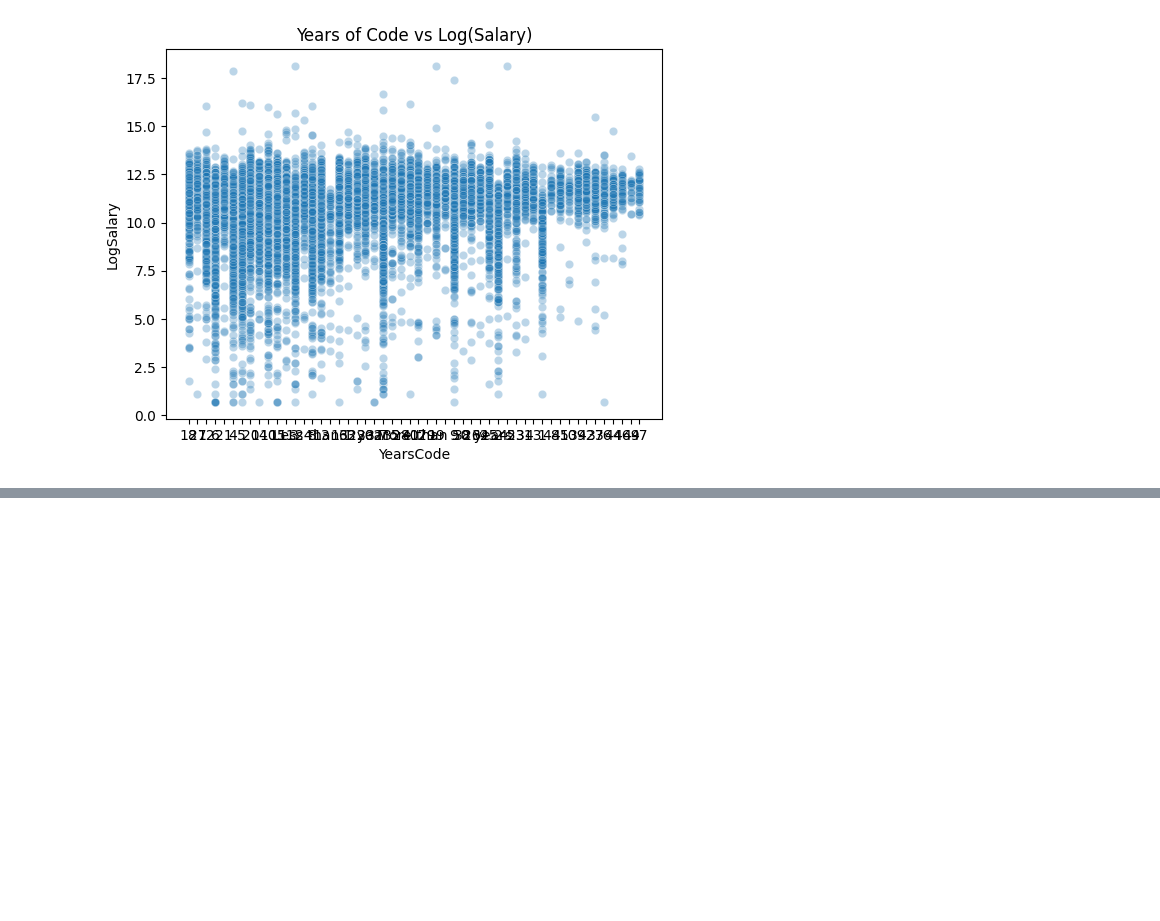
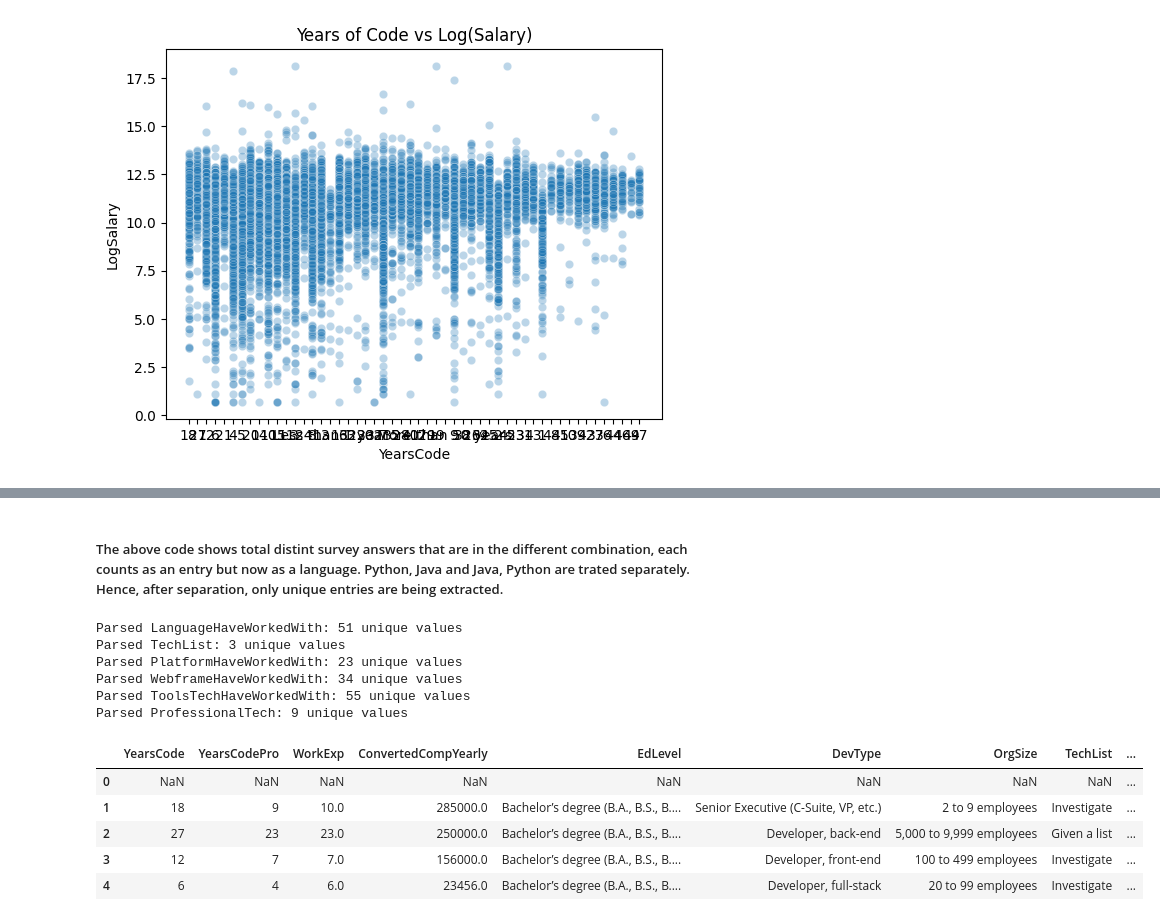
Before and after one commit to hasn77/Stack-Overflow-Survey-Dataset-Model, a Jupyter notebook: getting_started.ipynb, the cells around one changed output, grey strips where cells are left out. Cells and saved outputs as stored; diff of their text form; code cells hidden in the pictures; blank space fills up the shorter version.

```diff
--- a/getting_started.ipynb
+++ b/getting_started.ipynb
@@ -192,0 +217,47 @@ plt.show()
+# %% [markdown]
+##### The above code shows total distint survey answers that are in the different combination, each counts as an entry but now as a language. Python, Java and Java, Python are trated separately. Hence, after separation, only unique entries are being extracted.
+# %%
+multi_label_cols = [
+    'LanguageHaveWorkedWith',
+    'TechList',
+    'PlatformHaveWorkedWith',
+    'WebframeHaveWorkedWith',
+    'ToolsTechHaveWorkedWith',
+    'ProfessionalTech'
+]
+
+# keep track of how many unique values we discover
+multi_label_stats = {}
+
+for col in multi_label_cols:
+    if col in df.columns:
+        dummies = df[col].str.get_dummies(sep=';')
+        print(f"Parsed {col}: {dummies.shape[1]} unique values")
+        multi_label_stats[col] = dummies.shape[1]
+
+        # optionally join back to main df
+        df = pd.concat([df, dummies], axis=1)
+    else:
+        print(f"Column {col} not found in dataset.")
+# %% [output]
+Parsed LanguageHaveWorkedWith: 51 unique values
+Parsed TechList: 3 unique values
+Parsed PlatformHaveWorkedWith: 23 unique values
+Parsed WebframeHaveWorkedWith: 34 unique values
+Parsed ToolsTechHaveWorkedWith: 55 unique values
+Parsed ProfessionalTech: 9 unique values
+# %%
+features_original = df[['YearsCode', 'YearsCodePro', 'WorkExp', 'ConvertedCompYearly', 'EdLevel', 'DevType', 'OrgSize', 'TechList', 'LanguageHaveWorkedWith',
+                'PlatformHaveWorkedWith', 'WebframeHaveWorkedWith',
+                'ToolsTechHaveWorkedWith', 'Industry', 'ProfessionalTech']]
+# %%
+features = features_original.copy()
+# %%
+features.head()
+# %% [output]
+|  | YearsCode | YearsCodePro | WorkExp | ConvertedCompYearly | EdLevel | DevType | OrgSize | TechList | ... |
+| 0 | NaN | NaN | NaN | NaN | NaN | NaN | NaN | NaN | ... |
+| 1 | 18 | 9 | 10.0 | 285000.0 | Bachelor’s degree (B.A., B.S., B.... | Senior Executive (C-Suite, VP, etc.) | 2 to 9 employees | Investigate | ... |
+| 2 | 27 | 23 | 23.0 | 250000.0 | Bachelor’s degree (B.A., B.S., B.... | Developer, back-end | 5,000 to 9,999 employees | Given a list | ... |
+| 3 | 12 | 7 | 7.0 | 156000.0 | Bachelor’s degree (B.A., B.S., B.... | Developer, front-end | 100 to 499 employees | Investigate | ... |
+| 4 | 6 | 4 | 6.0 | 23456.0 | Bachelor’s degree (B.A., B.S., B.... | Developer, full-stack | 20 to 99 employees | Investigate | ... |
```
Also changed, not shown: parts of 7 cells of this notebook, 1 other file.
